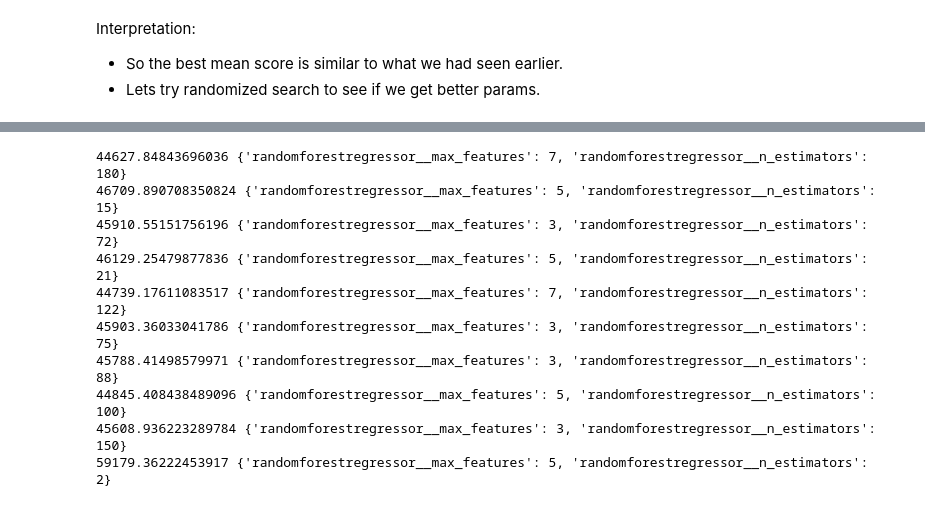
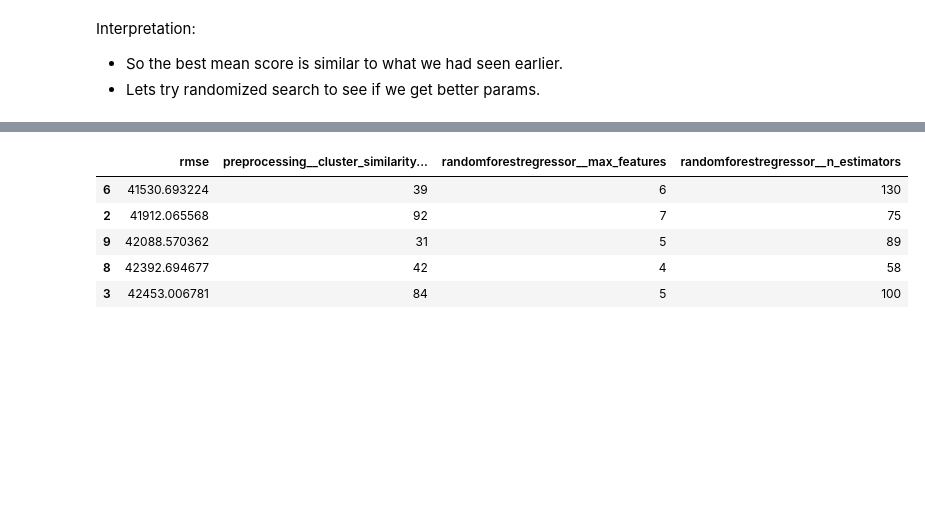
Before and after one commit to gaurangdave/house_price_predictions, a Jupyter notebook: notebooks/03_training_evaluation.ipynb, the cells around one changed output, grey strips where cells are left out. Cells and saved outputs as stored; diff of their text form; code cells hidden in the pictures; blank space fills up the shorter version.

```diff
--- a/notebooks/03_training_evaluation.ipynb
+++ b/notebooks/03_training_evaluation.ipynb
@@ -443,17 +469,13 @@ rnd_search.best_params_
-# %%
-cvres = rnd_search.cv_results_
-for mean_score, params in zip(cvres["mean_test_score"], cvres["params"]):
-    print(np.sqrt(-mean_score), params)
-# %% [output]
-44627.84843696036 {'randomforestregressor__max_features': 7, 'randomforestregressor__n_estimators': 180}
-46709.890708350824 {'randomforestregressor__max_features': 5, 'randomforestregressor__n_estimators': 15}
-45910.55151756196 {'randomforestregressor__max_features': 3, 'randomforestregressor__n_estimators': 72}
-46129.25479877836 {'randomforestregressor__max_features': 5, 'randomforestregressor__n_estimators': 21}
-44739.17611083517 {'randomforestregressor__max_features': 7, 'randomforestregressor__n_estimators': 122}
-45903.36033041786 {'randomforestregressor__max_features': 3, 'randomforestregressor__n_estimators': 75}
-45788.41498579971 {'randomforestregressor__max_features': 3, 'randomforestregressor__n_estimators': 88}
-44845.408438489096 {'randomforestregressor__max_features': 5, 'randomforestregressor__n_estimators': 100}
-45608.936223289784 {'randomforestregressor__max_features': 3, 'randomforestregressor__n_estimators': 150}
-59179.36222453917 {'randomforestregressor__max_features': 5, 'randomforestregressor__n_estimators': 2}
+# %%
+cvres = rnd_search.cv_results_
+grid_search_score_df = summarize_search_resutls(cvres["mean_test_score"], cvres["params"])
+grid_search_score_df.sort_values("rmse", ascending=True).head()
+# %% [output]
+|  | rmse | preprocessing__cluster_similarity... | randomforestregressor__max_features | randomforestregressor__n_estimators |
+| 6 | 41530.693224 | 39 | 6 | 130 |
+| 2 | 41912.065568 | 92 | 7 | 75 |
+| 9 | 42088.570362 | 31 | 5 | 89 |
+| 8 | 42392.694677 | 42 | 4 | 58 |
+| 3 | 42453.006781 | 84 | 5 | 100 |
 # %% [markdown]
 Interpretation:
```
Also changed, not shown: parts of 35 cells of this notebook, 2 other files.
